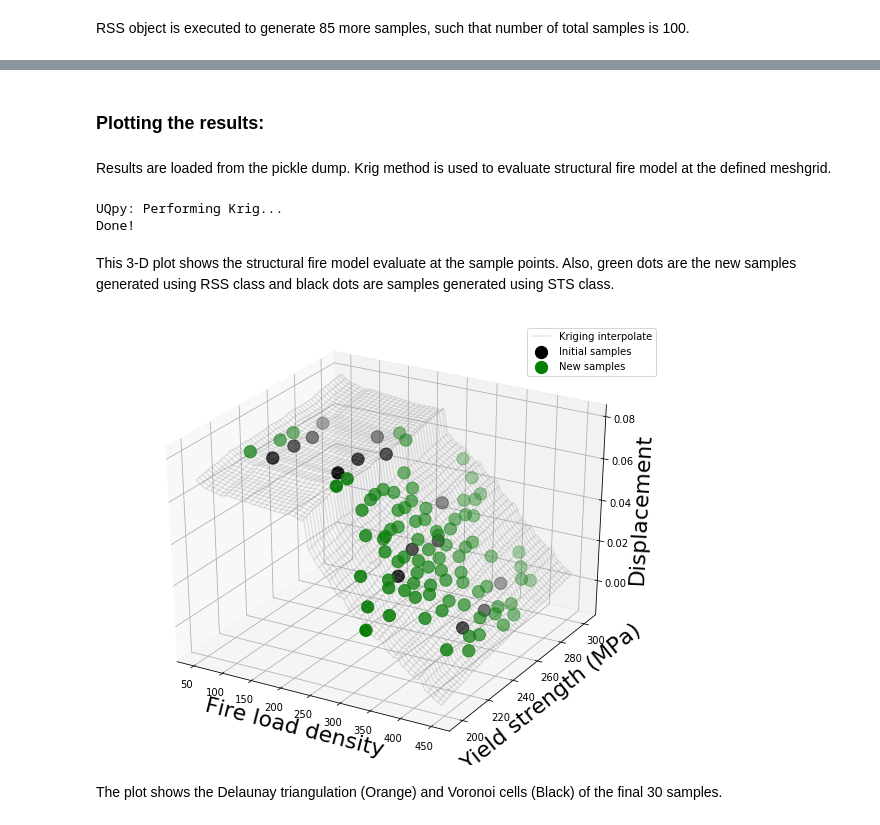
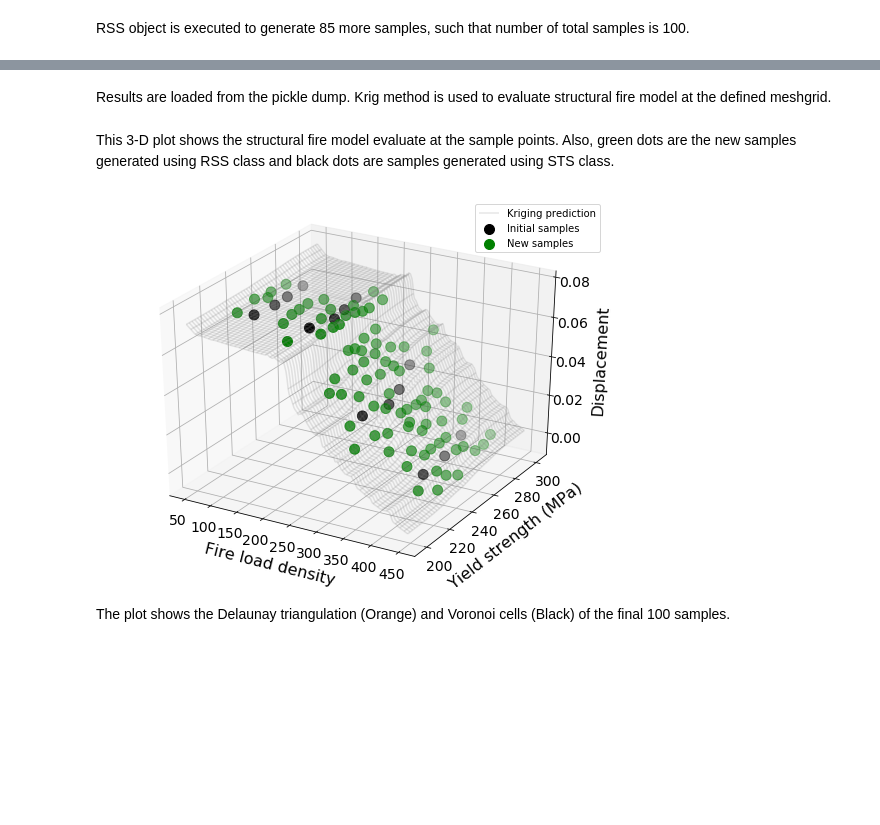
Before and after one commit to SURGroup/UQpy_paper, a Jupyter notebook: Surrogates/RSS/abaqus_RSS_example.ipynb, the cells around one changed output, grey strips where cells are left out. Saved outputs shown, nothing was run; the diff lists cells and outputs as text; code cells hidden in the pictures; blank space fills up the shorter version.

```diff
--- a/Surrogates/RSS/abaqus_RSS_example.ipynb
+++ b/Surrogates/RSS/abaqus_RSS_example.ipynb
@@ -44,7 +44,7 @@ var_names = ['qtd', 'fy']
 ### Create the model object:
 # %%
 abaqus_sfe_model = RunModel(model_script='abaqus_fire_analysis.py', input_template='abaqus_input.py',
-                            output_script='extract_abaqus_output.py',
+                            output_script='extract_abaqus_output.py', vec=False,
                             var_names=var_names, ntasks=1, model_dir='SFE_Example', verbose=False)
 print('Example: Created the model object.')
 # %% [output]
@@ -74,9 +80,9 @@ Example: Created the Krig object.
 # %% [markdown]
 RSS class object is initiated using STS, RunModel and Krig objects.
 # %%
-rss = RSS(run_model_object=abaqus_sfe_model, sample_object=x_sts, krig_object=metamodel)
+rss = RSS(runmodel_object=abaqus_sfe_model, sample_object=x_sts, krig_object=metamodel, random_state=3)
 # %% [markdown]
 RSS object is executed to generate 85 more samples, such that number of total samples is 100.
 # %%
-rss.sample(nsamples=100)
+rss.run(nsamples=100)
 # %% [markdown]
@@ -113,56 +90,46 @@ Saved the results to RSS_results_000.pkl
-# %% [markdown]
-### Plotting the results:
 # %% [markdown]
 Results are loaded from the pickle dump. Krig method is used to evaluate structural fire model at the defined meshgrid.
 # %%
-os.chdir(calling_directory)
-# Load the results from the latest pickle dump.
-with open('RSS_results_000.pkl', 'rb') as f:
-    results = pickle.load(f)
-
-# Use the values loaded from pickle file.
-sample_points = results['inputs']
-qois = results['outputs']
-corr_p = results['corr_params']
+sample_points = rss.sample_object.samples.copy()
+qois = rss.runmodel_object.qoi_list
 
 ni = x_sts.nsamples
 # Plot label font size
-fs = 18
+fs = 14
 # Size of dots and cross in scatter plot
-ss = 150
+ss = 100
 
 num, cov_yield = 250, 0.07
 x1 = np.linspace(50, 450, num)
 x2 = np.linspace((1-3*cov_yield)*250e6, (1+3*cov_yield)*250e6, num)
-x1g, x2g = np.meshgrid(x1, x2)
+x1g_, x2g_ = np.meshgrid(x1, x2)
+x1g, x2g = np.meshgrid(marginals[0].cdf(x1), marginals[1].cdf(x2))
 x1gv, x2gv = x1g.reshape(x1g.size, 1), x2g.reshape(x2g.size, 1)
 
-# K = Krig(reg_model='Linear', corr_model='Exponential', n_opt=10, dimension=2)
-K = Krig(reg_model='Linear', corr_model='Exponential', n_opt=10, dimension=2, op=False, corr_model_params=corr_p)
-K.fit(samples=sample_points, values=np.atleast_2d(qois).T)
-
-y2 = K.interpolate(np.concatenate([x1gv, x2gv], 1)).reshape(x1g.shape[0], x1g.shape[1])
+y2 = rss.krig_object.predict(np.concatenate([x1gv, x2gv], 1)).reshape(x1g.shape[0], x1g.shape[1])
-# %% [output]
-UQpy: Performing Krig...
-Done!
 # %% [markdown]
 This 3-D plot shows the structural fire model evaluate at the sample points. Also, green dots are the new samples generated using RSS class and black dots are samples generated using STS class.
 # %%
-fig3 = plt.figure(figsize=(10, 8))
+
+fig3 = plt.figure(figsize = (9, 7))
 ax3 = plt.axes(projection='3d')
 # Plot for estimated values
-kr = ax3.plot_wireframe(x1g, x2g/1e06, y2, color='Grey', label='Kriging interpolate', alpha=0.2)
+kr = ax3.plot_wireframe(x1g_, x2g_/1e06, y2, color='Grey', label='Kriging prediction', alpha=0.2)
 
 # Plot for scattered data
 ID1 = ax3.scatter3D(sample_points[:ni, 0], sample_points[:ni, 1]/1e06, np.atleast_2d(qois[:ni]), color='Black', label='Initial samples', s=ss)
 ID2 = ax3.scatter3D(sample_points[ni:, 0], sample_points[ni:, 1]/1e06, np.atleast_2d(qois[ni:]), color='Green', label='New samples', s=ss)
-ax3.set_xlabel('Fire load density', fontsize=fs+4)
-ax3.set_ylabel('Yield strength (MPa)', fontsize=fs+4)
-ax3.set_zlabel('Displacement', fontsize=fs+4)
+ax3.set_xlabel('Fire load density', fontsize=fs+2)
+ax3.set_ylabel('Yield strength (MPa)', fontsize=fs+2)
+ax3.set_zlabel('Displacement', fontsize=fs+2)
+plt.tick_params(axis='both', labelsize=fs, which='major')
+ax3.yaxis.labelpad=10
+ax3.xaxis.labelpad=10
+ax3.zaxis.labelpad=10
 plt.legend(handles=[kr, ID1, ID2])
 plt.show()
 # %% [output]
-[figure, old version]
+[figure, new version]
 # %% [markdown]
-The plot shows the Delaunay triangulation (Orange) and Voronoi cells (Black) of the final 30 samples.
+The plot shows the Delaunay triangulation (Orange) and Voronoi cells (Black) of the final 100 samples.
 # %%
```
Also changed, not shown: parts of 8 cells of this notebook, 9 other files.
